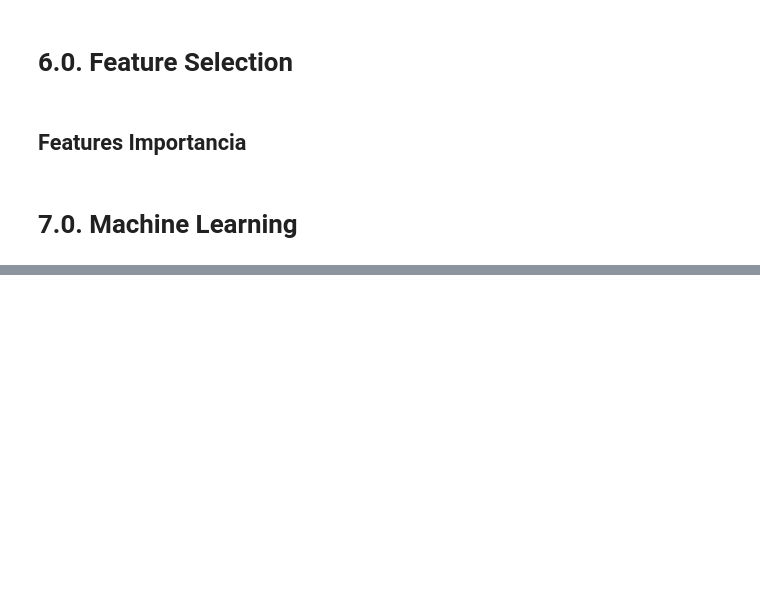
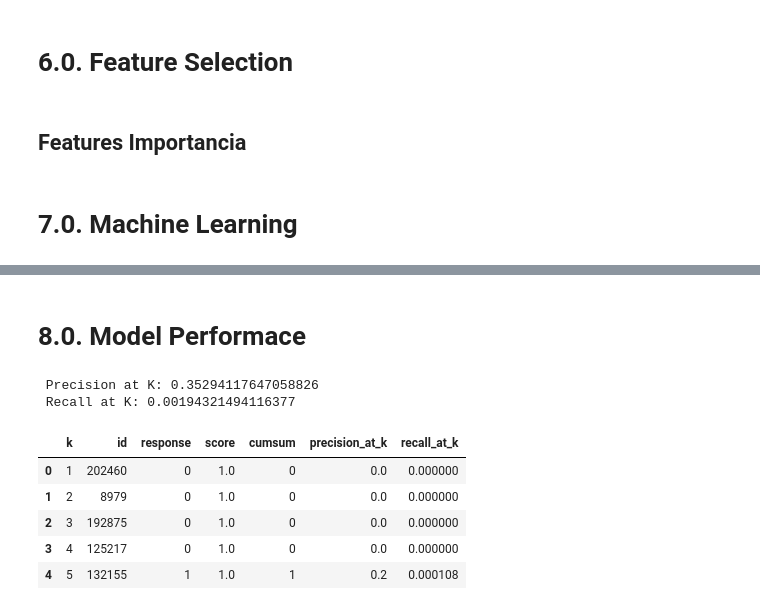
Before and after one commit to marcosvliras/health_insurance_cross_sell, a Jupyter notebook: HICross_sell.ipynb, the cells around one changed output, grey strips where cells are left out. Saved outputs shown, nothing was run; the diff lists cells and outputs as text; code cells hidden in the pictures; blank space fills up the shorter version.

```diff
--- a/HICross_sell.ipynb
+++ b/HICross_sell.ipynb
@@ -398,8 +282,8 @@ sns.countplot( x='response', data=df4 );
 X = df4.drop( 'response', axis=1 )
 y = df4['response'].copy()
 
-X_train, X_val, y_train, y_val = train_test_split( X, y, test_size=0.2 )
+X_train, X_validation, y_train, y_validation = train_test_split( X, y, test_size=0.2 )
 
-df5 = pd.concat( [X_train, y_train], axis=1 ).reset_index()
+df5 = pd.concat( [X_train, y_train], axis=1 ).reset_index( drop=True )
 # %%
 df5.columns
@@ -473,0 +452,2 @@ X_val['policy_sales_channel'] = X_val['policy_sales_channel'].map( fe_policy_sal
+# %% [markdown]
+# 8.0. Model Performace
@@ -473,0 +490,54 @@ X_val['policy_sales_channel'] = X_val['policy_sales_channel'].map( fe_policy_sal
+# %%
+df8 = X_validation.copy()
+df8['response'] = y_validation.copy()
+
+# propensity score
+df8['score'] = yhat_knn[:,1].tolist()
+
+# sorte client by propensity score
+df8 = df8.sort_values( 'score', ascending=False )
+
+# print precision at k
+precision_at_50 = precision_at_k( df8, k=50 )
+print(f' Precision at K: {precision_at_50}' )
+
+# print recall at k
+recall_at_50 = recall_at_k( df8, k=50 )
+print(f' Recall at K: {recall_at_50}' )
+# %% [output]
+ Precision at K: 0.35294117647058826
+ Recall at K: 0.00194321494116377
+# %%
+df8 = X_validation.copy()
+df8['response'] = y_validation.copy()
+
+# propensity score
+df8['score'] = yhat_knn[:,1].tolist()
+
+# sorte client by propensity score
+df8 = df8.sort_values( 'score', ascending=False )
+df8 = df8.reset_index( drop=True )
+
+# ranking
+df8['k'] = df8.index + 1
+
+# cols selected
+df8 = df8[['k','id','response','score']]
+
+#accumulated sum
+df8['cumsum'] = df8['response'].cumsum()
+
+# precision top k
+df8['precision_at_k'] = df8['cumsum'] / df8['k']
+
+# recall top k
+df8['recall_at_k'] = df8['cumsum'] / df8['response'].sum()
+
+df8.head()
+# %% [output]
+|  | k | id | response | score | cumsum | precision_at_k | recall_at_k |
+| 0 | 1 | 202460 | 0 | 1.0 | 0 | 0.0 | 0.000000 |
+| 1 | 2 | 8979 | 0 | 1.0 | 0 | 0.0 | 0.000000 |
+| 2 | 3 | 192875 | 0 | 1.0 | 0 | 0.0 | 0.000000 |
+| 3 | 4 | 125217 | 0 | 1.0 | 0 | 0.0 | 0.000000 |
+| 4 | 5 | 132155 | 1 | 1.0 | 1 | 0.2 | 0.000108 |
```
Also changed, not shown: parts of 47 cells of this notebook.
